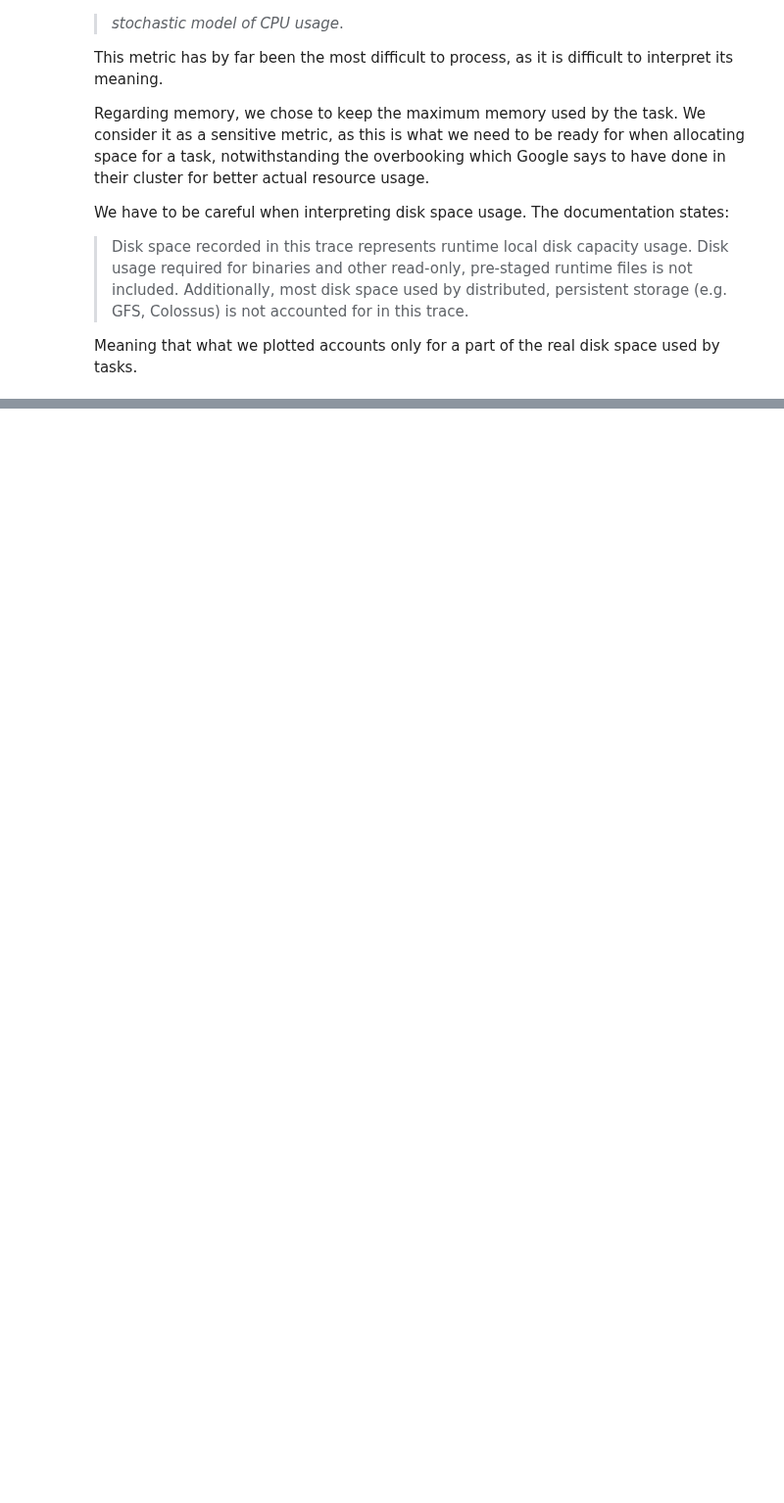
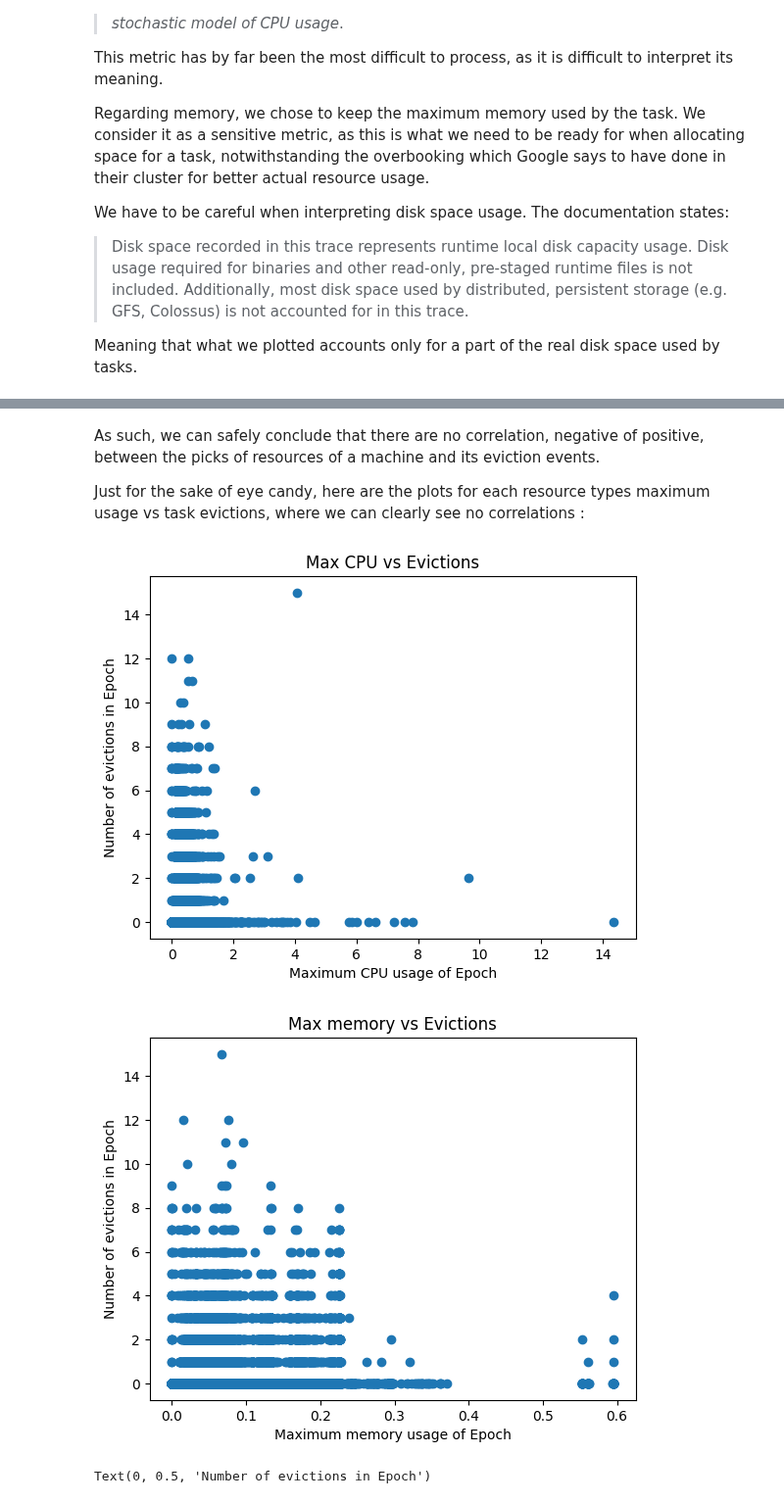
Before and after one commit to EltRnl/SparkProject, a Jupyter notebook: analysis.ipynb, the cells around one changed output, grey strips where cells are left out. Shown at 98% size. Cells and saved outputs as stored; diff of their text form; code cells hidden in the pictures; blank space fills up the shorter version.

```diff
--- a/analysis.ipynb
+++ b/analysis.ipynb
@@ -1066,0 +1071,4 @@ Meaning that what we plotted accounts only for a part of the real disk space use
+# %%
+usage_max_epoch = (task_usage.map(task_usage_get['start time']).max()-600000000)//300000000
+event_max_epoch = (task_events.map(task_events_get['time']).max()-600000000)//300000000
+max_epoch = min(usage_max_epoch,event_max_epoch) # We take the minimum of the two because it is going to be the relevant one in the intersection later
@@ -1066,0 +1150,4 @@ Meaning that what we plotted accounts only for a part of the real disk space use
+# %%
+correlation = machines_max_usage.join(
+    task_evict_events).mapValues(lambda x: (*x[0], x[1])) \
+    .cache()
@@ -1066,0 +1180,12 @@ Meaning that what we plotted accounts only for a part of the real disk space use
+# %%
+cpu = correlation.map(lambda e: (e[1][1],e[1][4])).reduce(lambda a,b: (a[0]+b[0],a[1]+b[1]))
+memory = correlation.map(lambda e: (e[1][2],e[1][4])).reduce(lambda a,b: (a[0]+b[0],a[1]+b[1]))
+disk = correlation.map(lambda e: (e[1][3],e[1][4])).reduce(lambda a,b: (a[0]+b[0],a[1]+b[1]))
+
+cpu_corr = np.corrcoef(np.array(cpu[0]),np.array(cpu[1]))[1][0]
+memory_corr = np.corrcoef(np.array(memory[0]),np.array(memory[1]))[1][0]
+disk_corr = np.corrcoef(np.array(disk[0]),np.array(disk[1]))[1][0]
+
+print(f"The correlation coefficient between the number of evictions and the maximum cpu usage per epochs is {cpu_corr:0.4}")
+print(f"The correlation coefficient between the number of evictions and the maximum memory usage per epochs is {memory_corr:0.4}")
+print(f"The correlation coefficient between the number of evictions and the maximum disk usage per epochs is {disk_corr:0.4}")
@@ -1066,0 +1197,23 @@ Meaning that what we plotted accounts only for a part of the real disk space use
+# %% [markdown]
+As such, we can safely conclude that there are no correlation, negative of positive, between the picks of resources of a machine and its eviction events.
+
+Just for the sake of eye candy, here are the plots for each resource types maximum usage vs task evictions, where we can clearly see no correlations :
+# %%
+plt.scatter(*cpu)
+plt.title("Max CPU vs Evictions")
+plt.xlabel("Maximum CPU usage of Epoch")
+plt.ylabel("Number of evictions in Epoch")
+plt.show()
+plt.scatter(*memory)
+plt.title("Max memory vs Evictions")
+plt.xlabel("Maximum memory usage of Epoch")
+plt.ylabel("Number of evictions in Epoch")
+plt.show()
+plt.scatter(*disk)
+plt.title("Max disk vs Evictions")
+plt.xlabel("Maximum disk usage of Epoch")
+plt.ylabel("Number of evictions in Epoch")
+# %% [output]
+[figure, added]
+[figure, added]
+Text(0, 0.5, 'Number of evictions in Epoch')
```
Also changed, not shown: parts of 63 cells of this notebook.
